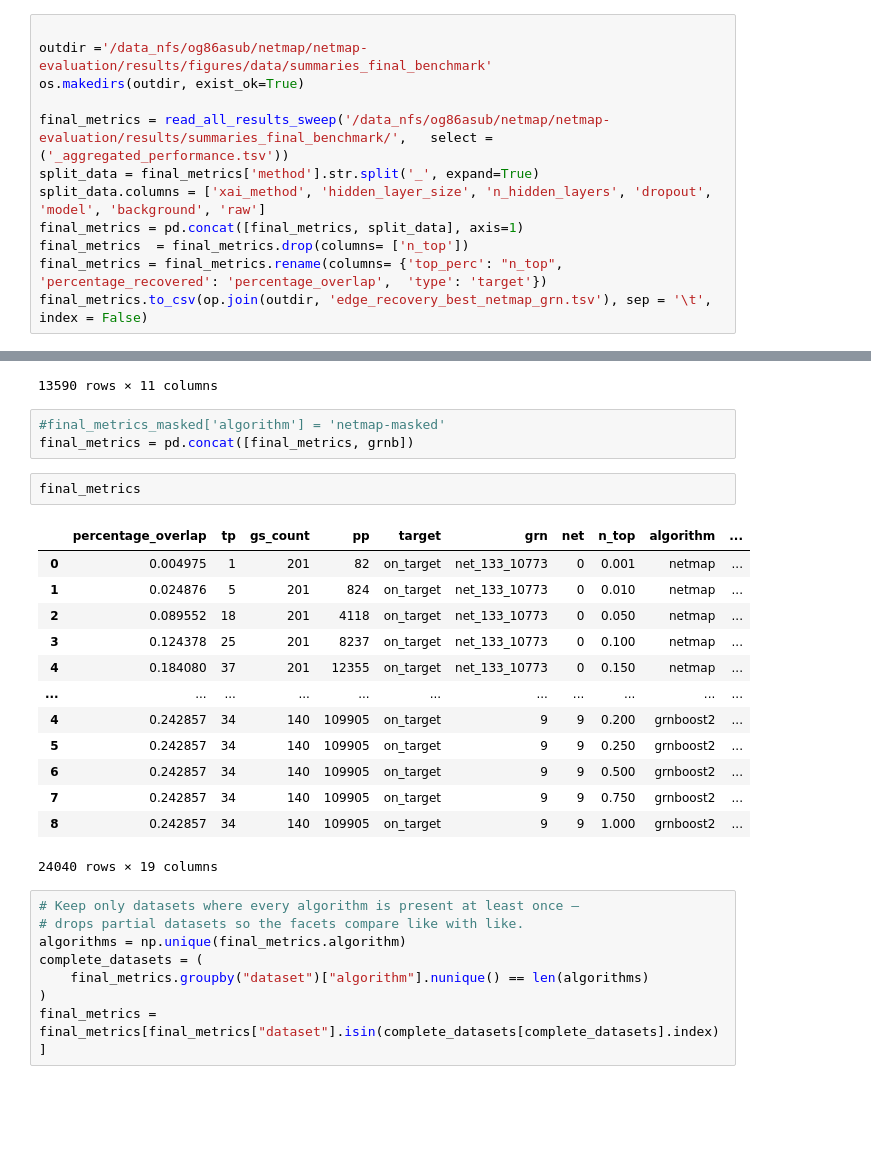
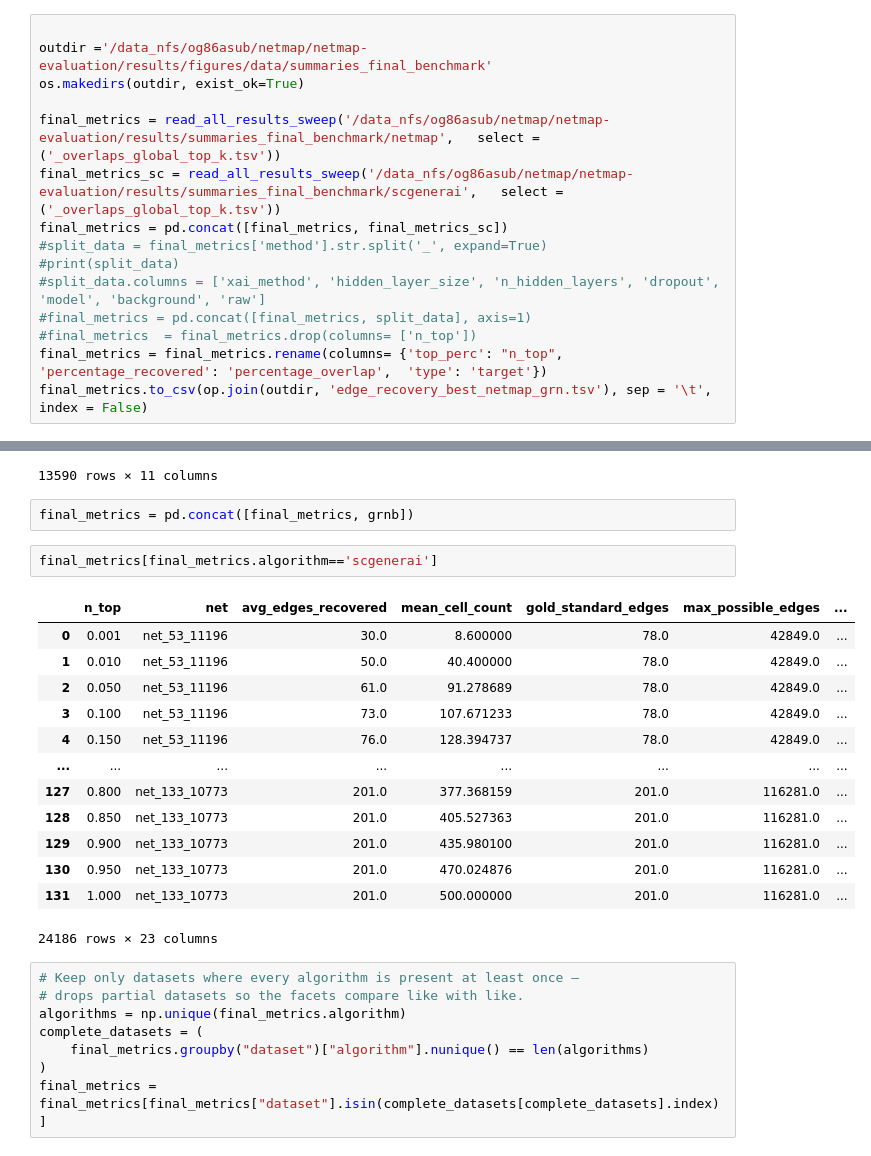
Before and after one commit to bionetslab/netmap-evaluation, a Jupyter notebook: src/manuscript_synthetic/manuscript_results/prepare_plotting_data_final_benchmark.ipynb, the cells around one changed output, grey strips where cells are left out. Drawn from its saved outputs; the diff is of its cells as text; blank space fills up the shorter version.

```diff
--- a/src/manuscript_synthetic/manuscript_results/prepare_plotting_data_final_benchmark.ipynb
+++ b/src/manuscript_synthetic/manuscript_results/prepare_plotting_data_final_benchmark.ipynb
@@ -55,10 +55,13 @@ def read_all_results_sweep(root_dir, select = ('overlaps_global_top_k.tsv')):
 outdir ='/data_nfs/og86asub/netmap/netmap-evaluation/results/figures/data/summaries_final_benchmark'
 os.makedirs(outdir, exist_ok=True)
 
-final_metrics = read_all_results_sweep('/data_nfs/og86asub/netmap/netmap-evaluation/results/summaries_final_benchmark/',   select = ('_aggregated_performance.tsv'))
-split_data = final_metrics['method'].str.split('_', expand=True)
-split_data.columns = ['xai_method', 'hidden_layer_size', 'n_hidden_layers', 'dropout', 'model', 'background', 'raw']
-final_metrics = pd.concat([final_metrics, split_data], axis=1)
-final_metrics  = final_metrics.drop(columns= ['n_top'])
+final_metrics = read_all_results_sweep('/data_nfs/og86asub/netmap/netmap-evaluation/results/summaries_final_benchmark/netmap',   select = ('_overlaps_global_top_k.tsv'))
+final_metrics_sc = read_all_results_sweep('/data_nfs/og86asub/netmap/netmap-evaluation/results/summaries_final_benchmark/scgenerai',   select = ('_overlaps_global_top_k.tsv'))
+final_metrics = pd.concat([final_metrics, final_metrics_sc])
+#split_data = final_metrics['method'].str.split('_', expand=True)
+#print(split_data)
+#split_data.columns = ['xai_method', 'hidden_layer_size', 'n_hidden_layers', 'dropout', 'model', 'background', 'raw']
+#final_metrics = pd.concat([final_metrics, split_data], axis=1)
+#final_metrics  = final_metrics.drop(columns= ['n_top'])
 final_metrics = final_metrics.rename(columns= {'top_perc': "n_top", 'percentage_recovered': 'percentage_overlap',  'type': 'target'})
 final_metrics.to_csv(op.join(outdir, 'edge_recovery_best_netmap_grn.tsv'), sep = '\t', index = False)
@@ -157,24 +165,23 @@ grnb
 | 8 | 0.242857 | 34 | 140 | 109905 | on_target | 9 | 9 | grnboost2 | config_ten | ... |
 13590 rows × 11 columns
 # %%
-#final_metrics_masked['algorithm'] = 'netmap-masked'
 final_metrics = pd.concat([final_metrics, grnb])
 # %%
-final_metrics
+final_metrics[final_metrics.algorithm=='scgenerai']
 # %% [output]
-|  | percentage_overlap | tp | gs_count | pp | target | grn | net | n_top | algorithm | ... |
-| 0 | 0.004975 | 1 | 201 | 82 | on_target | net_133_10773 | 0 | 0.001 | netmap | ... |
-| 1 | 0.024876 | 5 | 201 | 824 | on_target | net_133_10773 | 0 | 0.010 | netmap | ... |
-| 2 | 0.089552 | 18 | 201 | 4118 | on_target | net_133_10773 | 0 | 0.050 | netmap | ... |
-| 3 | 0.124378 | 25 | 201 | 8237 | on_target | net_133_10773 | 0 | 0.100 | netmap | ... |
-| 4 | 0.184080 | 37 | 201 | 12355 | on_target | net_133_10773 | 0 | 0.150 | netmap | ... |
-| ... | ... | ... | ... | ... | ... | ... | ... | ... | ... | ... |
-| 4 | 0.242857 | 34 | 140 | 109905 | on_target | 9 | 9 | 0.200 | grnboost2 | ... |
-| 5 | 0.242857 | 34 | 140 | 109905 | on_target | 9 | 9 | 0.250 | grnboost2 | ... |
-| 6 | 0.242857 | 34 | 140 | 109905 | on_target | 9 | 9 | 0.500 | grnboost2 | ... |
-| 7 | 0.242857 | 34 | 140 | 109905 | on_target | 9 | 9 | 0.750 | grnboost2 | ... |
-| 8 | 0.242857 | 34 | 140 | 109905 | on_target | 9 | 9 | 1.000 | grnboost2 | ... |
+|  | n_top | net | avg_edges_recovered | mean_cell_count | gold_standard_edges | max_possible_edges | ... |
+| 0 | 0.001 | net_53_11196 | 30.0 | 8.600000 | 78.0 | 42849.0 | ... |
+| 1 | 0.010 | net_53_11196 | 50.0 | 40.400000 | 78.0 | 42849.0 | ... |
+| 2 | 0.050 | net_53_11196 | 61.0 | 91.278689 | 78.0 | 42849.0 | ... |
+| 3 | 0.100 | net_53_11196 | 73.0 | 107.671233 | 78.0 | 42849.0 | ... |
+| 4 | 0.150 | net_53_11196 | 76.0 | 128.394737 | 78.0 | 42849.0 | ... |
+| ... | ... | ... | ... | ... | ... | ... | ... |
+| 127 | 0.800 | net_133_10773 | 201.0 | 377.368159 | 201.0 | 116281.0 | ... |
+| 128 | 0.850 | net_133_10773 | 201.0 | 405.527363 | 201.0 | 116281.0 | ... |
+| 129 | 0.900 | net_133_10773 | 201.0 | 435.980100 | 201.0 | 116281.0 | ... |
+| 130 | 0.950 | net_133_10773 | 201.0 | 470.024876 | 201.0 | 116281.0 | ... |
+| 131 | 1.000 | net_133_10773 | 201.0 | 500.000000 | 201.0 | 116281.0 | ... |
-24040 rows × 19 columns
+24186 rows × 23 columns
 # %%
 # Keep only datasets where every algorithm is present at least once —
 # drops partial datasets so the facets compare like with like.
```
Also changed, not shown: parts of 4 cells of this notebook, 6 other files.
